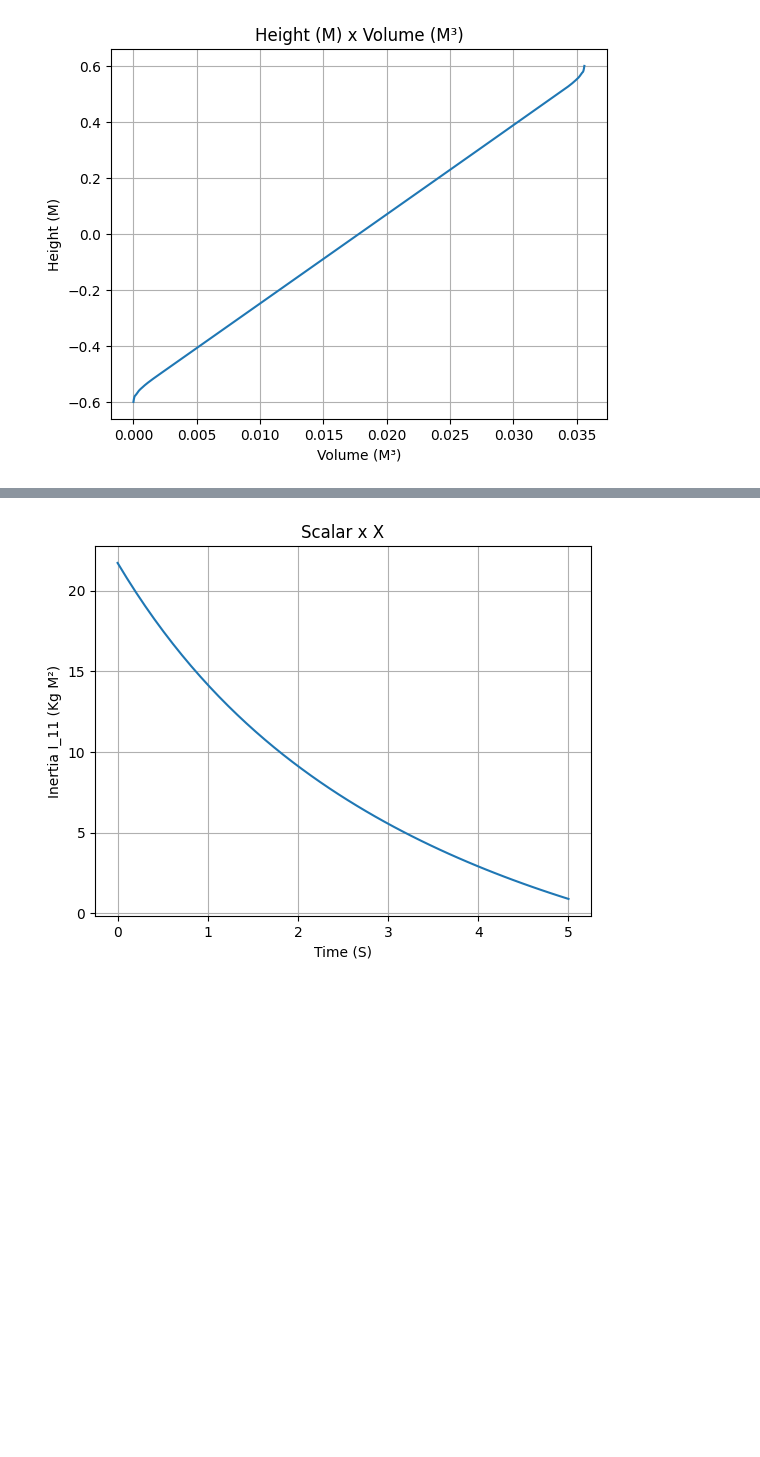
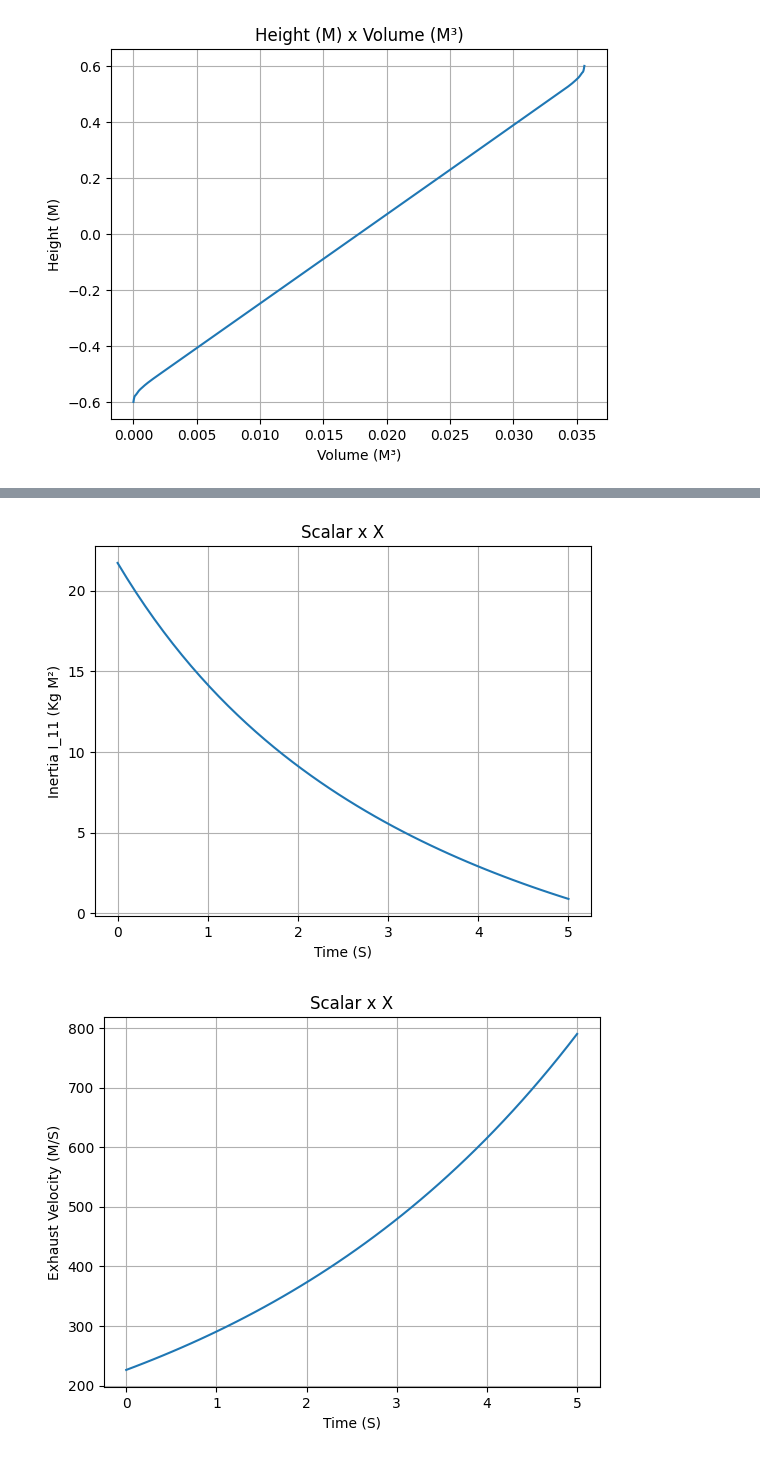
Before and after one commit to RocketPy-Team/RocketPy, a Jupyter notebook: docs/notebooks/example_liquid.ipynb, the cells around one changed output, grey strips where cells are left out. Cells and saved outputs as stored; diff of their text form; code cells hidden in the pictures; blank space fills up the shorter version.

Commit message:
ENH: variable exhaust velocity computation.

```diff
--- a/docs/notebooks/example_liquid.ipynb
+++ b/docs/notebooks/example_liquid.ipynb
@@ -49,7 +49,7 @@ fuel_tank = MassFlowRateBasedTank(
 liquid_motor = LiquidMotor(
     thrustSource=4000,
     burnOut=5,
-    dry_center_of_mass=0,
+    center_of_dry_mass=0,
     dry_inertia=(0,0,0),
     nozzleRadius=0.15,
     dry_mass=0,
@@ -73,12 +73,14 @@ Plots
 # %%
 # limit samples to run faster (TODO: analysis of execution time)
 
 liquid_motor.propellantMass.plot(0,5, samples=50)
 liquid_motor.massFlowRate.plot(0,5, samples=50)
 liquid_motor.centerOfMass.plot(0,5, samples=50)
 liquid_motor.I_11.plot(0,5, samples=50)
+liquid_motor.exhaustVelocity.plot(0,5, samples=50)
 # %% [output]
 [figure]
 [figure]
 [figure]
 [figure]
+[figure, added]
```
Also changed, not shown: parts of 1 cell of this notebook, 7 other files.
